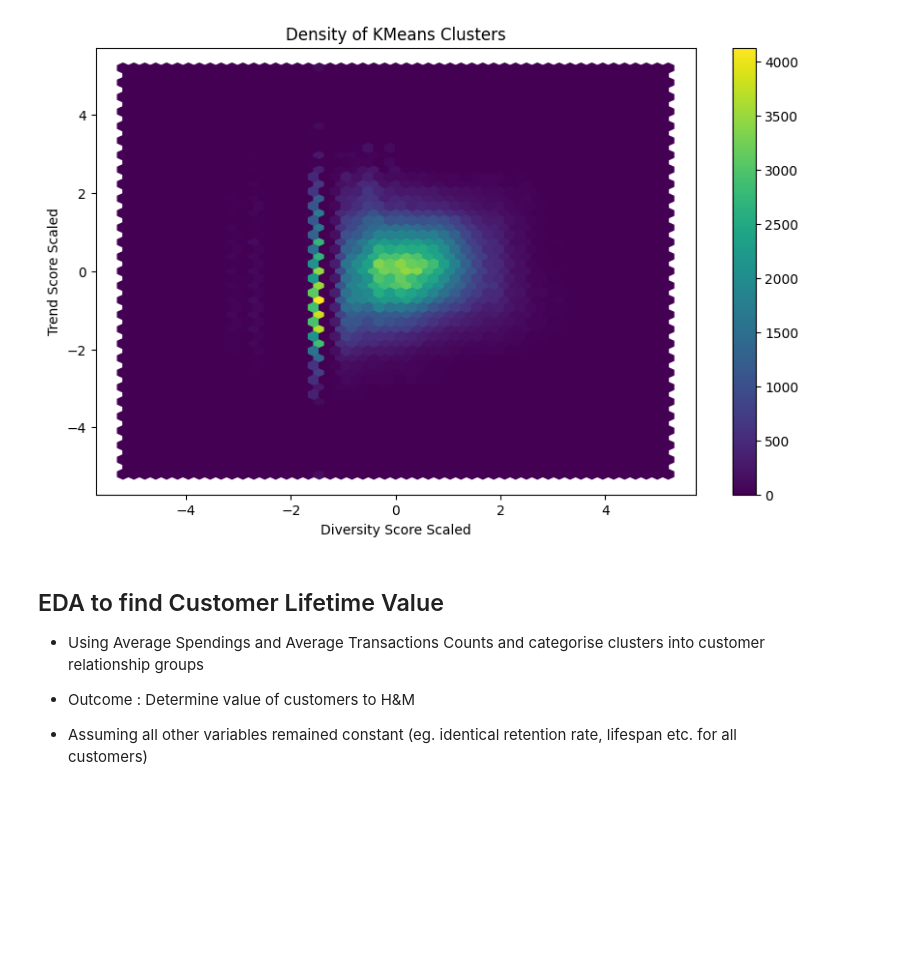
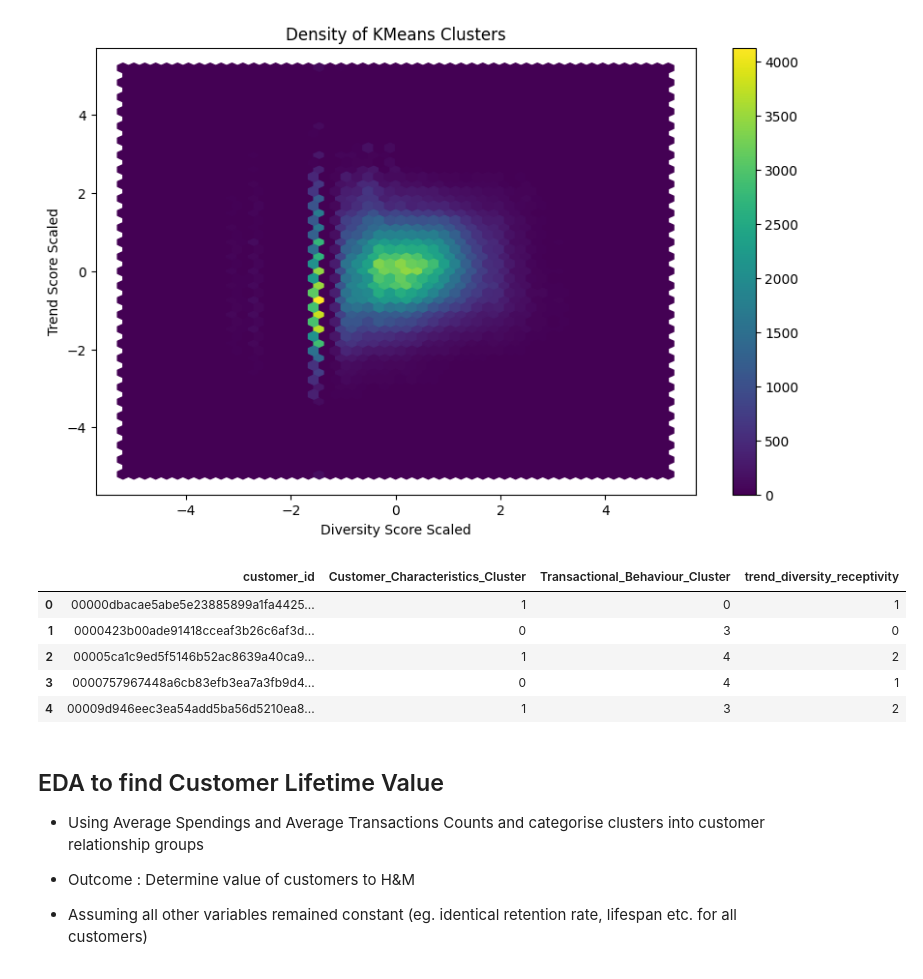
Before and after one commit to aldensiol/FashoReco, a Jupyter notebook: customer-segmentation.ipynb, the cells around one changed output. Saved outputs shown, nothing was run; the diff lists cells and outputs as text; code cells hidden in the pictures; blank space fills up the shorter version.

```diff
--- a/customer-segmentation.ipynb
+++ b/customer-segmentation.ipynb
@@ -526,4 +525,14 @@ plt.ylabel('Trend Score Scaled')
 plt.show()
 # %% [output]
 [figure]
+# %%
+df_c_train_fe_final = df_scaled[['customer_id', 'Customer_Characteristics_Cluster', 'Transactional_Behaviour_Cluster', 'trend_diversity_receptivity']]
+df_c_train_fe_final.head(5)
+# %% [output]
+|  | customer_id | Customer_Characteristics_Cluster | Transactional_Behaviour_Cluster | trend_diversity_receptivity |
+| 0 | 00000dbacae5abe5e23885899a1fa4425... | 1 | 0 | 1 |
+| 1 | 0000423b00ade91418cceaf3b26c6af3d... | 0 | 3 | 0 |
+| 2 | 00005ca1c9ed5f5146b52ac8639a40ca9... | 1 | 4 | 2 |
+| 3 | 0000757967448a6cb83efb3ea7a3fb9d4... | 0 | 4 | 1 |
+| 4 | 00009d946eec3ea54add5ba56d5210ea8... | 1 | 3 | 2 |
 # %%
```
Also changed, not shown: parts of 3 cells of this notebook, 1 other file.
